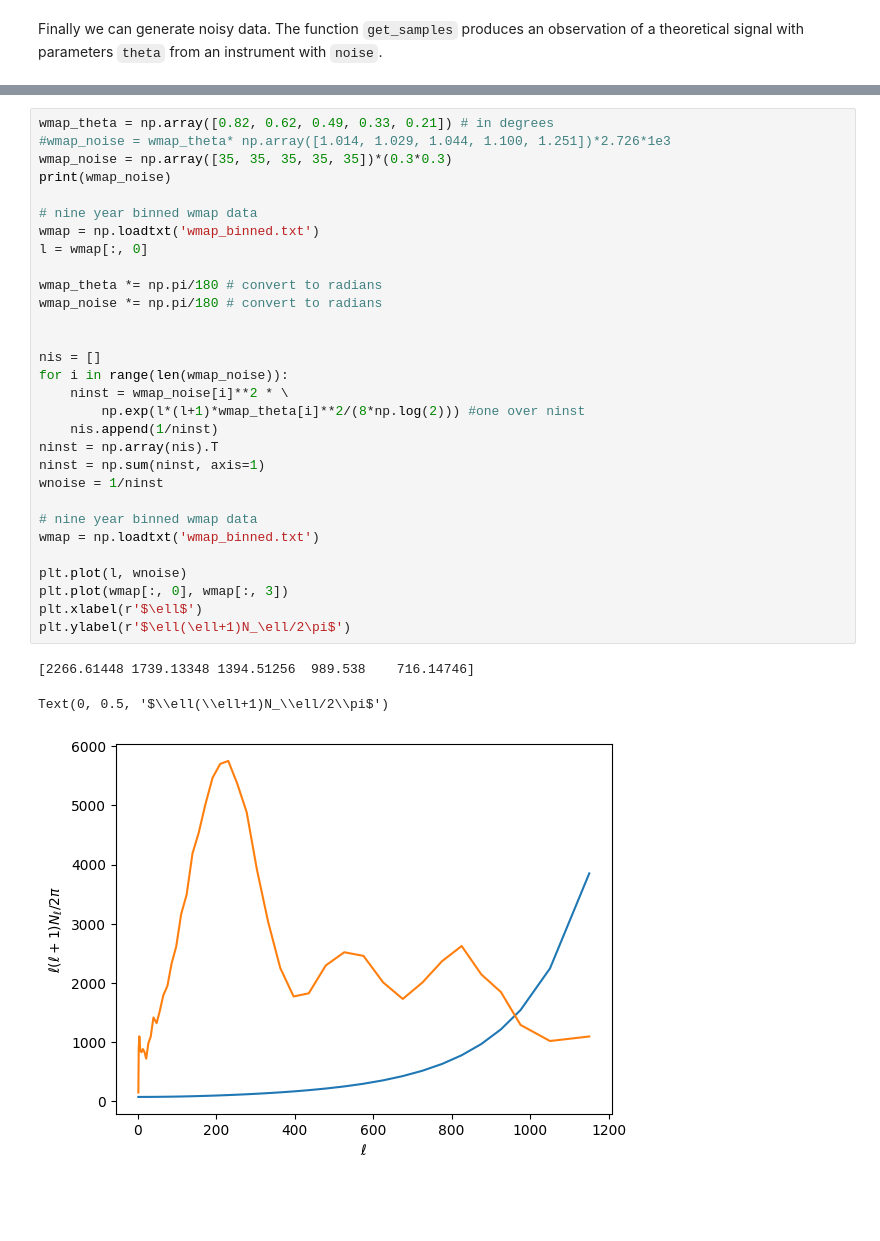
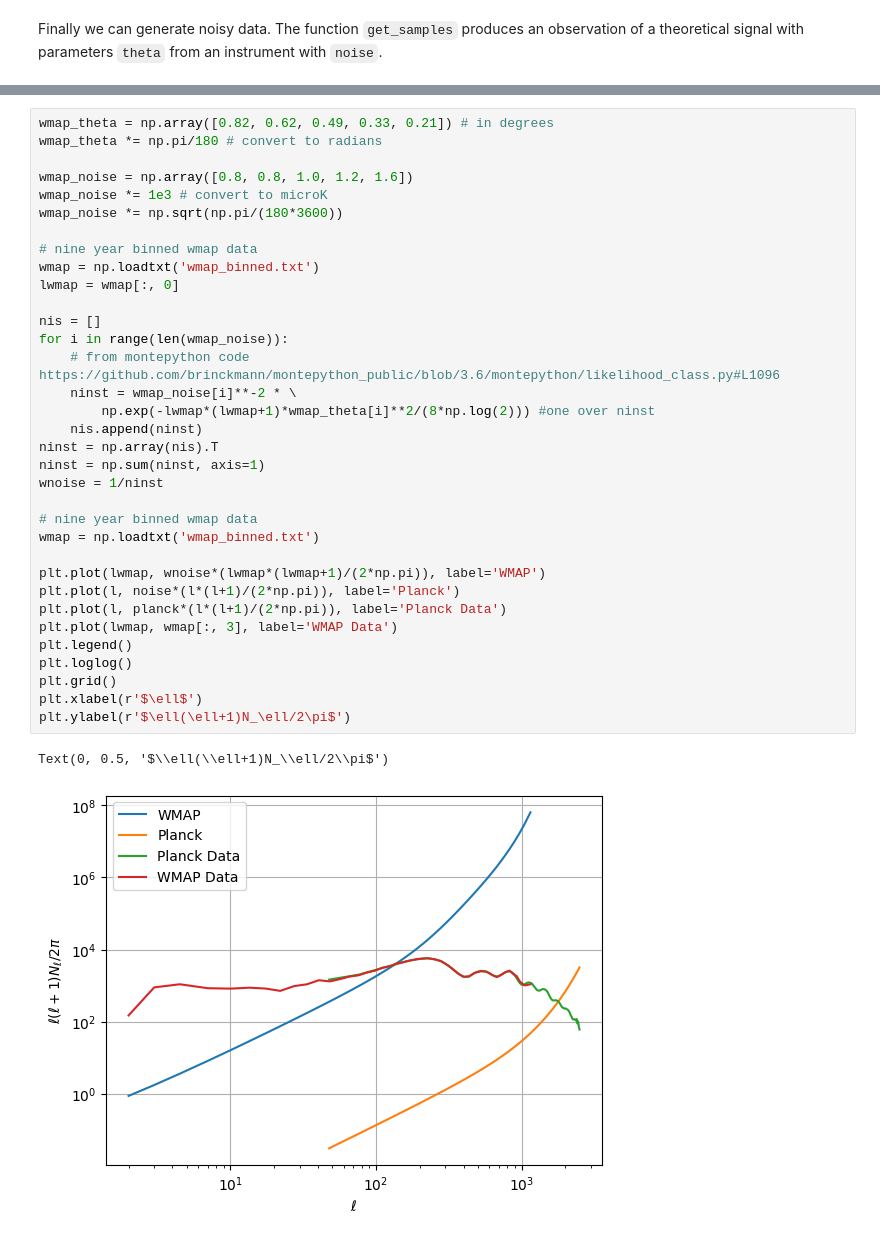
Before and after one commit to htjb/cmb-likelihood, a Jupyter notebook: run_code.ipynb, the cells around one changed output, grey strips where cells are left out. Cells and saved outputs as stored; diff of their text form; blank space fills up the shorter version.

Commit message:
something still wrong with the noise :(

```diff
--- a/run_code.ipynb
+++ b/run_code.ipynb
@@ -68,34 +75,37 @@ Text(0, 0.5, '$\\ell(\\ell+1)C_\\ell/2\\pi$')
 # %%
 wmap_theta = np.array([0.82, 0.62, 0.49, 0.33, 0.21]) # in degrees
-#wmap_noise = wmap_theta* np.array([1.014, 1.029, 1.044, 1.100, 1.251])*2.726*1e3
-wmap_noise = np.array([35, 35, 35, 35, 35])*(0.3*0.3)
-print(wmap_noise)
+wmap_theta *= np.pi/180 # convert to radians
+
+wmap_noise = np.array([0.8,	0.8, 1.0, 1.2, 1.6])
+wmap_noise *= 1e3 # convert to microK
+wmap_noise *= np.sqrt(np.pi/(180*3600))
 
 # nine year binned wmap data
 wmap = np.loadtxt('wmap_binned.txt')
-l = wmap[:, 0]
-
-wmap_theta *= np.pi/180 # convert to radians
-wmap_noise *= np.pi/180 # convert to radians
-
+lwmap = wmap[:, 0]
 
 nis = []
 for i in range(len(wmap_noise)):
-    ninst = wmap_noise[i]**2 * \
-        np.exp(l*(l+1)*wmap_theta[i]**2/(8*np.log(2))) #one over ninst
-    nis.append(1/ninst)
+    # from montepython code https://github.com/brinckmann/montepython_public/blob/3.6/montepython/likelihood_class.py#L1096
+    ninst = wmap_noise[i]**-2 * \
+        np.exp(-lwmap*(lwmap+1)*wmap_theta[i]**2/(8*np.log(2))) #one over ninst
+    nis.append(ninst)
 ninst = np.array(nis).T
 ninst = np.sum(ninst, axis=1)
 wnoise = 1/ninst
 
 # nine year binned wmap data
 wmap = np.loadtxt('wmap_binned.txt')
 
-plt.plot(l, wnoise)
-plt.plot(wmap[:, 0], wmap[:, 3])
+plt.plot(lwmap, wnoise*(lwmap*(lwmap+1)/(2*np.pi)), label='WMAP')
+plt.plot(l, noise*(l*(l+1)/(2*np.pi)), label='Planck')
+plt.plot(l, planck*(l*(l+1)/(2*np.pi)), label='Planck Data')
+plt.plot(lwmap, wmap[:, 3], label='WMAP Data')
+plt.legend()
+plt.loglog()
+plt.grid()
 plt.xlabel(r'$\ell$')
 plt.ylabel(r'$\ell(\ell+1)N_\ell/2\pi$')
 # %% [output]
-[2266.61448 1739.13348 1394.51256  989.538    716.14746]
+Text(0, 0.5, '$\\ell(\\ell+1)N_\\ell/2\\pi$')
-Text(0, 0.5, '$\\ell(\\ell+1)N_\\ell/2\\pi$')
-[figure, old version]
+[figure, new version]
```
Also changed, not shown: parts of 4 cells of this notebook, 2 other files.
